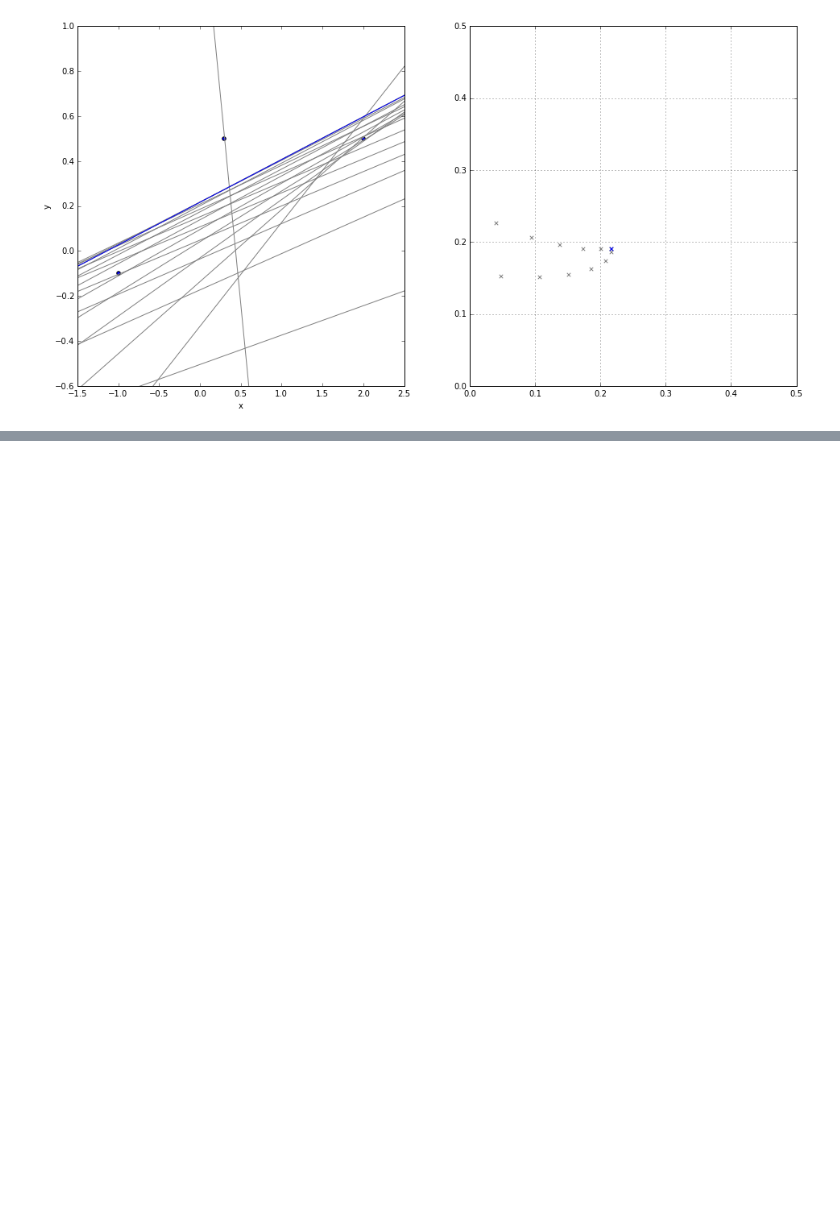
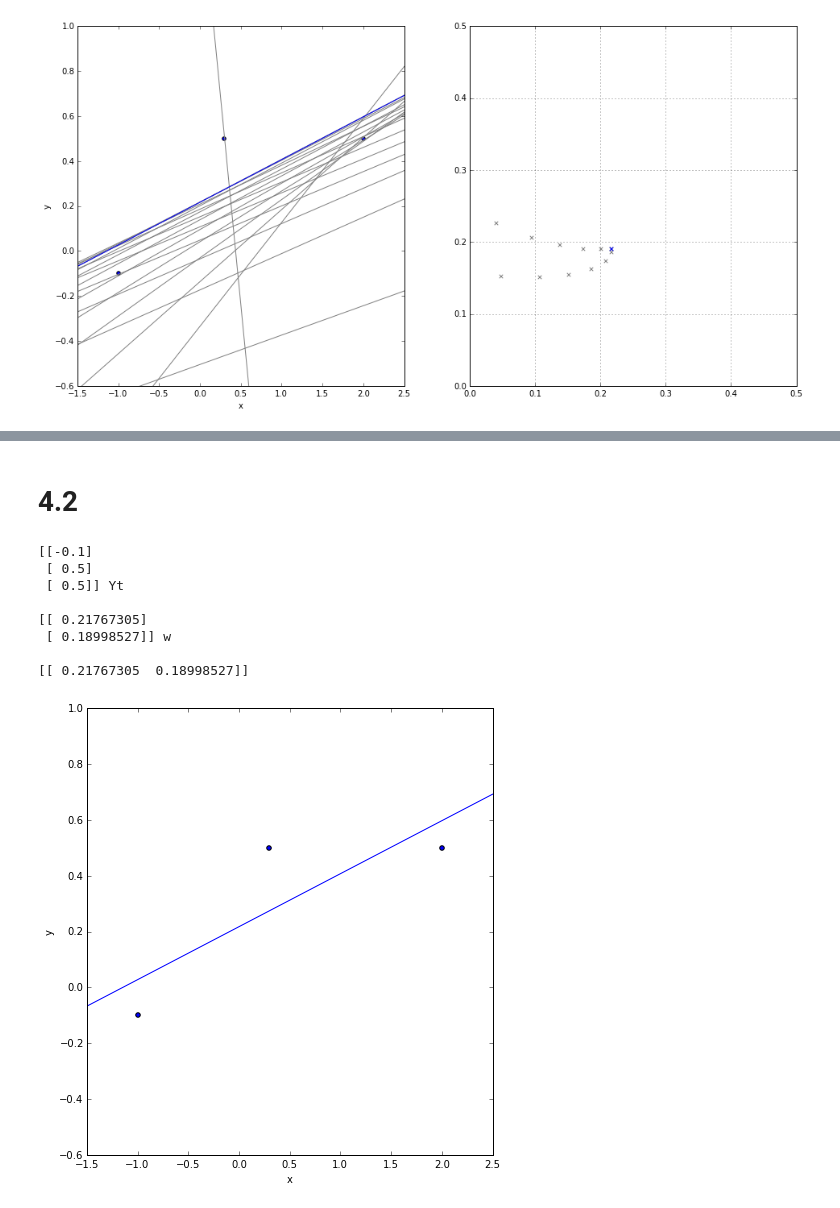
Before and after one commit to hielsnoppe/edu-mi1, a Jupyter notebook: ex4/41_r.ipynb, the cells around one changed output, grey strips where cells are left out. Cells and saved outputs as stored; diff of their text form; code cells hidden in the pictures; blank space fills up the shorter version.

```diff
--- a/ex4/41_r.ipynb
+++ b/ex4/41_r.ipynb
@@ -5,7 +5,7 @@ import numpy as np
 import matplotlib.pyplot as pp
 %matplotlib inline
 
-data = np.array([[-1., -.1], [.3, .5], [2., .5]])
+data = np.array([[-1., -0.1], [0.3, 0.5], [2., 0.5]])
 print data  # [X|Yt]
 
 X = data[:,0]
@@ -298,0 +299,56 @@ gradient descent
+# %% [markdown]
+# 4.2
+# %%
+def plot_result(X, Yt, w):
+    x_min, x_max = np.min(X)-.5, np.max(X)+.5
+    y_min, y_max = np.min(Yt)-.5, np.max(Yt)+.5
+
+    pp.scatter(X[1,:], Yt)
+
+    pp.xlim(x_min, x_max)
+    pp.ylim(y_min, y_max)
+    pp.ylabel("y")
+    pp.xlabel("x")
+
+    Xline = np.linspace(x_min, x_max, 100)
+    Xline = np.vstack([np.ones(Xline.shape), Xline])
+
+    pp.plot(Xline[1,:], (w.T).dot(Xline).T)
+    return
+
+def least_squares(X, Yt):
+    # minimize E(w)
+    # build linear system
+
+    X = np.vstack([np.ones(len(X)), X])
+    Yt = Yt[:,np.newaxis]
+    print Yt, "Yt\n"
+
+    A = X.T
+
+    # solve Normalgleichungssystem A'Ax = A'b (<=> in our case A'Aw = A'Yt)
+    w = np.linalg.solve(A.T.dot(A), A.T.dot(Yt))
+    print w, "w\n"
+
+    pp.figure(figsize=(16,8))
+    pp.subplot(1,2,1)
+    plot_result(X, Yt, w)
+
+    # now again with generalized inverse as per https://en.wikipedia.org/wiki/Generalized_inverse
+    A_inv = np.linalg.pinv(A)
+    print A_inv.dot(Yt).T - (np.eye(2)-A_inv.dot(A)).dot(np.array([0.5, 0.4]))
+
+
+    return
+
+least_squares(X, Yt)
+# %% [output]
+[[-0.1]
+ [ 0.5]
+ [ 0.5]] Yt
+
+[[ 0.21767305]
+ [ 0.18998527]] w
+
+[[ 0.21767305  0.18998527]]
+[figure, added]
```
Also changed, not shown: parts of 1 cell of this notebook.
